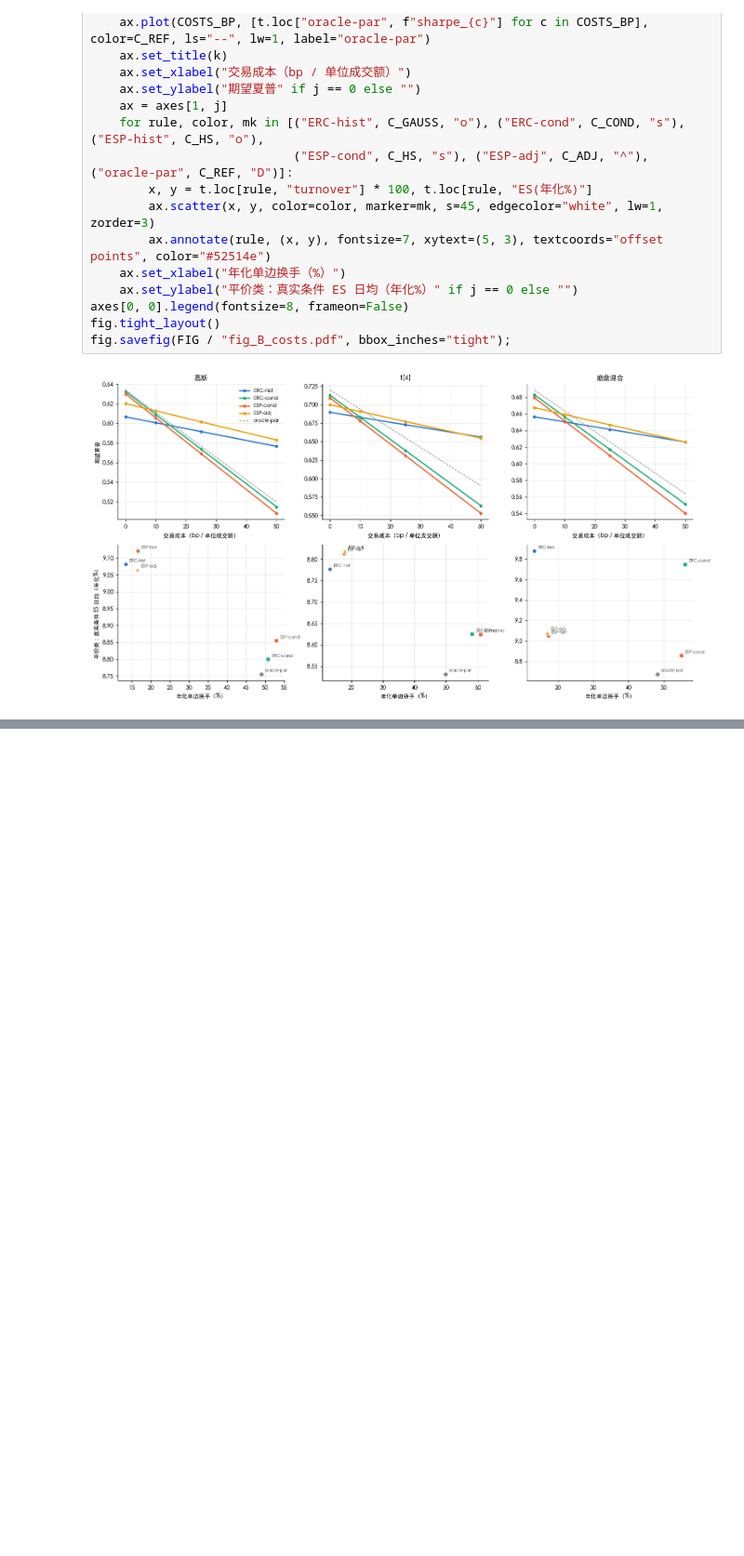
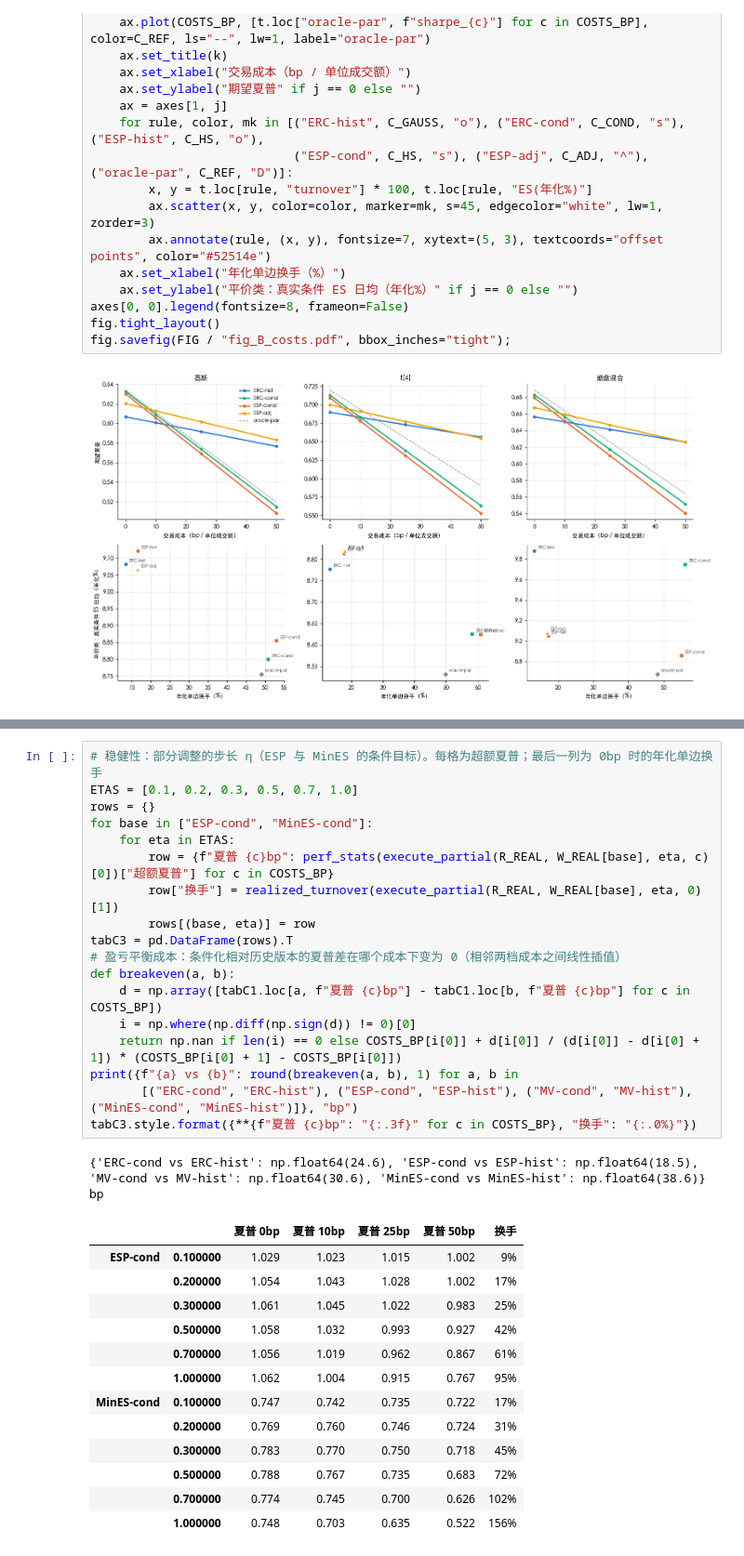
Before and after one commit to lshangro-png/tail-risk-cn, a Jupyter notebook: studies/09_estimation_vs_decision/estimation_vs_decision.ipynb, the cells around one changed output, grey strips where cells are left out. Shown at 93% size. Drawn from its saved outputs; the diff is of its cells as text; blank space fills up the shorter version.

```diff
--- a/studies/09_estimation_vs_decision/estimation_vs_decision.ipynb
+++ b/studies/09_estimation_vs_decision/estimation_vs_decision.ipynb
@@ -949,0 +1169,33 @@ fig.savefig(FIG / "fig_B_costs.pdf", bbox_inches="tight");
+# %%
+# 稳健性：部分调整的步长 η（ESP 与 MinES 的条件目标）。每格为超额夏普；最后一列为 0bp 时的年化单边换手
+ETAS = [0.1, 0.2, 0.3, 0.5, 0.7, 1.0]
+rows = {}
+for base in ["ESP-cond", "MinES-cond"]:
+    for eta in ETAS:
+        row = {f"夏普 {c}bp": perf_stats(execute_partial(R_REAL, W_REAL[base], eta, c)[0])["超额夏普"] for c in COSTS_BP}
+        row["换手"] = realized_turnover(execute_partial(R_REAL, W_REAL[base], eta, 0)[1])
+        rows[(base, eta)] = row
+tabC3 = pd.DataFrame(rows).T
+# 盈亏平衡成本：条件化相对历史版本的夏普差在哪个成本下变为 0（相邻两档成本之间线性插值）
+def breakeven(a, b):
+    d = np.array([tabC1.loc[a, f"夏普 {c}bp"] - tabC1.loc[b, f"夏普 {c}bp"] for c in COSTS_BP])
+    i = np.where(np.diff(np.sign(d)) != 0)[0]
+    return np.nan if len(i) == 0 else COSTS_BP[i[0]] + d[i[0]] / (d[i[0]] - d[i[0] + 1]) * (COSTS_BP[i[0] + 1] - COSTS_BP[i[0]])
+print({f"{a} vs {b}": round(breakeven(a, b), 1) for a, b in
+       [("ERC-cond", "ERC-hist"), ("ESP-cond", "ESP-hist"), ("MV-cond", "MV-hist"), ("MinES-cond", "MinES-hist")]}, "bp")
+tabC3.style.format({**{f"夏普 {c}bp": "{:.3f}" for c in COSTS_BP}, "换手": "{:.0%}"})
+# %% [output]
+{'ERC-cond vs ERC-hist': np.float64(24.6), 'ESP-cond vs ESP-hist': np.float64(18.5), 'MV-cond vs MV-hist': np.float64(30.6), 'MinES-cond vs MinES-hist': np.float64(38.6)} bp
+|  |  | 夏普 0bp | 夏普 10bp | 夏普 25bp | 夏普 50bp | 换手 |
+| ESP-cond | 0.100000 | 1.029 | 1.023 | 1.015 | 1.002 | 9% |
+|  | 0.200000 | 1.054 | 1.043 | 1.028 | 1.002 | 17% |
+|  | 0.300000 | 1.061 | 1.045 | 1.022 | 0.983 | 25% |
+|  | 0.500000 | 1.058 | 1.032 | 0.993 | 0.927 | 42% |
+|  | 0.700000 | 1.056 | 1.019 | 0.962 | 0.867 | 61% |
+|  | 1.000000 | 1.062 | 1.004 | 0.915 | 0.767 | 95% |
+| MinES-cond | 0.100000 | 0.747 | 0.742 | 0.735 | 0.722 | 17% |
+|  | 0.200000 | 0.769 | 0.760 | 0.746 | 0.724 | 31% |
+|  | 0.300000 | 0.783 | 0.770 | 0.750 | 0.718 | 45% |
+|  | 0.500000 | 0.788 | 0.767 | 0.735 | 0.683 | 72% |
+|  | 0.700000 | 0.774 | 0.745 | 0.700 | 0.626 | 102% |
+|  | 1.000000 | 0.748 | 0.703 | 0.635 | 0.522 | 156% |
```
Also changed, not shown: parts of 10 cells of this notebook, 4 other files.
